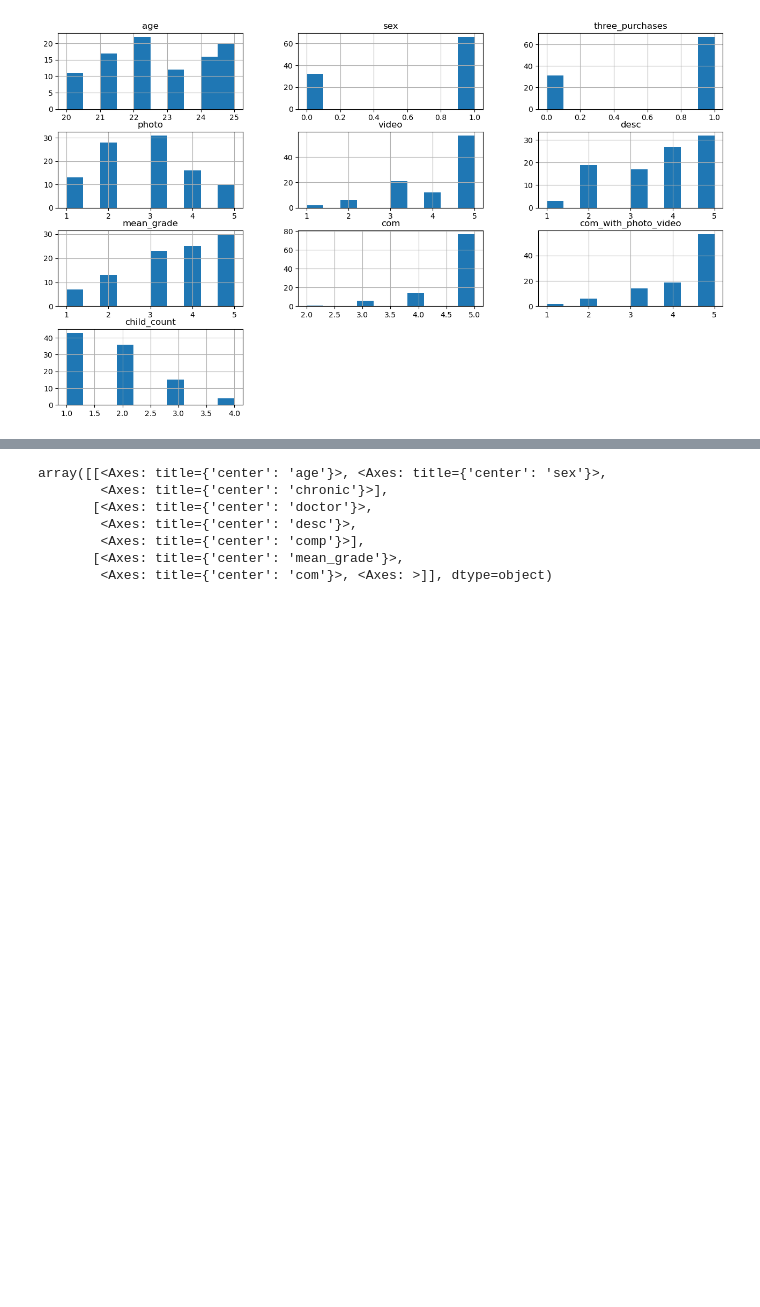
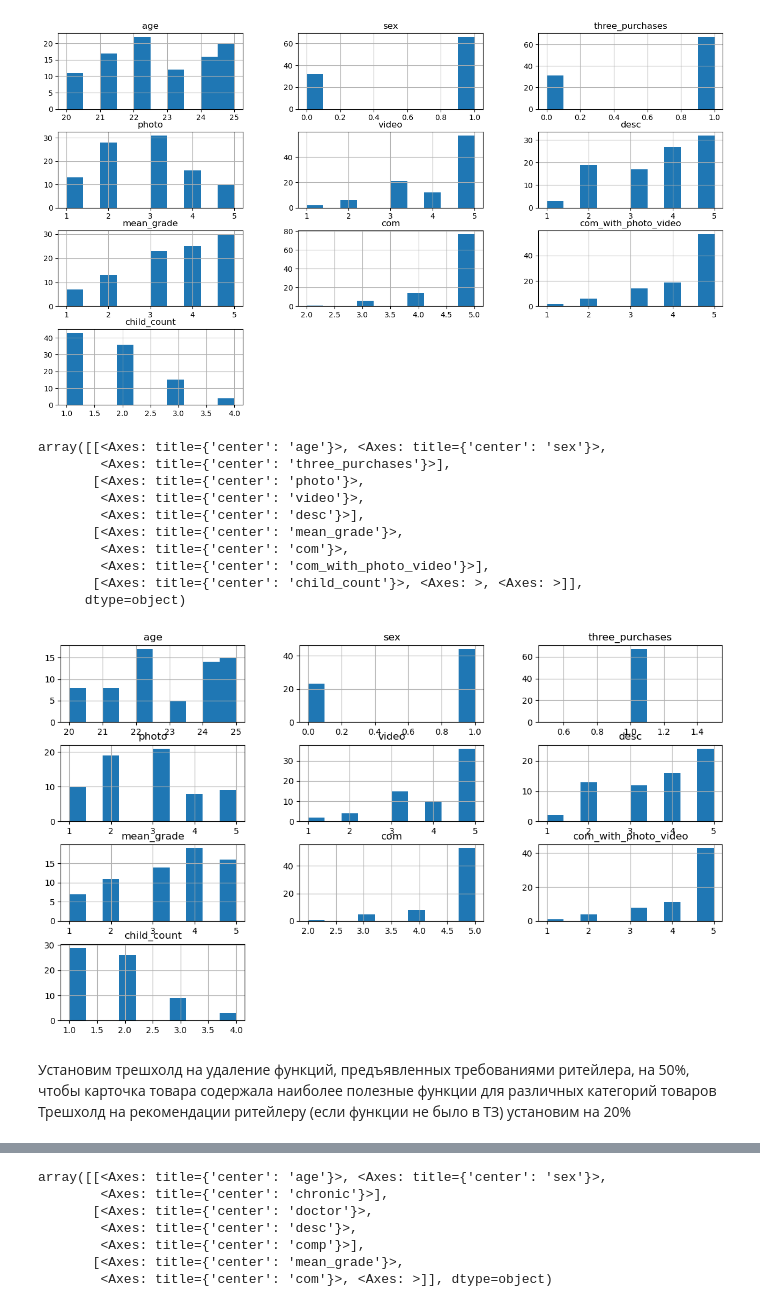
Before and after one commit to maxlyara1/School-of-Analytics-Case, a Jupyter notebook: Lyara Maksim – Data Analysis – System Analytics – 1.ipynb, the cells around one changed output, grey strips where cells are left out. Cells and saved outputs as stored; diff of their text form; code cells hidden in the pictures; blank space fills up the shorter version.

```diff
--- a/Lyara Maksim – Data Analysis – System Analytics – 1.ipynb
+++ b/Lyara Maksim – Data Analysis – System Analytics – 1.ipynb
@@ -117,3 +166,20 @@ array([[<Axes: title={'center': 'age'}>, <Axes: title={'center': 'sex'}>,
        [<Axes: title={'center': 'child_count'}>, <Axes: >, <Axes: >]],
       dtype=object)
 [figure]
+# %%
+df2[(df2['age']<=25) & (df2['three_purchases']!=0)].hist(figsize=(14,8))
+# %% [output]
+array([[<Axes: title={'center': 'age'}>, <Axes: title={'center': 'sex'}>,
+        <Axes: title={'center': 'three_purchases'}>],
+       [<Axes: title={'center': 'photo'}>,
+        <Axes: title={'center': 'video'}>,
+        <Axes: title={'center': 'desc'}>],
+       [<Axes: title={'center': 'mean_grade'}>,
+        <Axes: title={'center': 'com'}>,
+        <Axes: title={'center': 'com_with_photo_video'}>],
+       [<Axes: title={'center': 'child_count'}>, <Axes: >, <Axes: >]],
+      dtype=object)
+[figure, added]
+# %% [markdown]
+Установим трешхолд на удаление функций, предъявленных требованиями ритейлера, на 50%, чтобы карточка товара содержала наиболее полезные функции для различных категорий товаров \
+Трешхолд на рекомендации ритейлеру (если функции не было в ТЗ) установим на 20%
```
Also changed, not shown: parts of 24 cells of this notebook.
